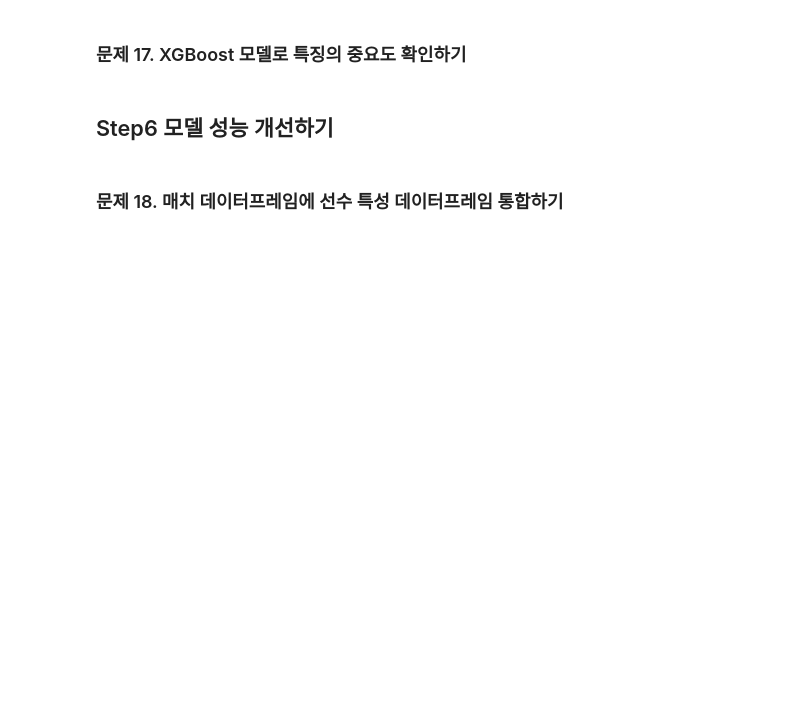
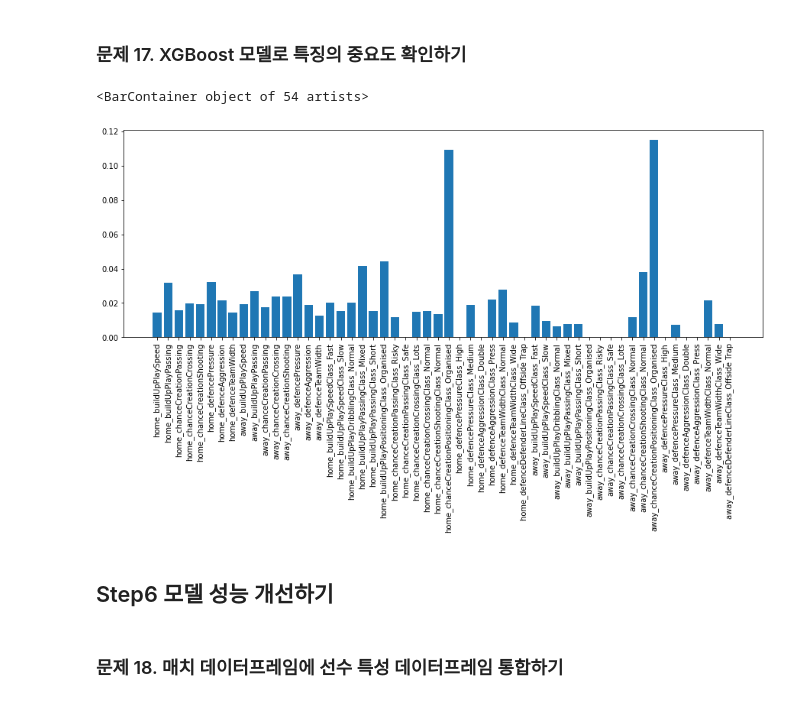
Before and after one commit to puddingHong/Fastcampus, a Jupyter notebook: 유럽 축구 데이터 분석.ipynb, the cells around one changed output. Saved outputs shown, nothing was run; the diff lists cells and outputs as text; code cells hidden in the pictures; blank space fills up the shorter version.

```diff
--- a/유럽 축구 데이터 분석.ipynb
+++ b/유럽 축구 데이터 분석.ipynb
@@ -696,4 +723,5 @@ pred =
 from xgboost import XGBClassifier
 # %%
 # XGBClassifier 모델 생성/학습
-model_xgb =
+model_xgb = XGBClassifier()
+model_xgb.fit(X_train, y_train)
@@ -715,3 +776,11 @@ pred =
+# %%
+# XGBoost 모델의 feature_importances_ 속성을 plot하기
+plt.figure(figsize=(15,5))
+plt.xticks(rotation=90)
+plt.bar(X.columns, model_xgb.feature_importances_)
+# %% [output]
+<BarContainer object of 54 artists>
+[figure, added]
 # %% [markdown]
 ## Step6 모델 성능 개선하기
 # %% [markdown]
```
Also changed, not shown: parts of 44 cells of this notebook.
